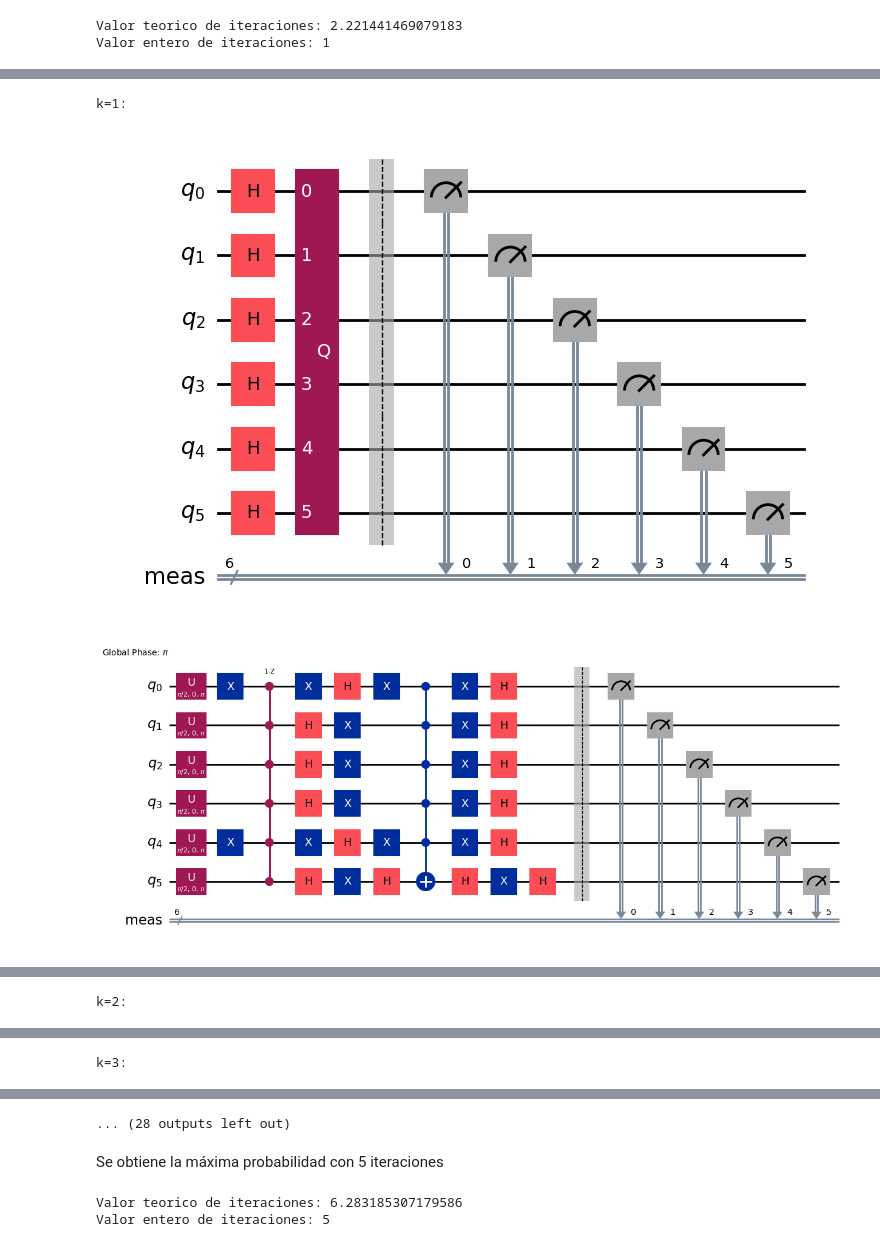
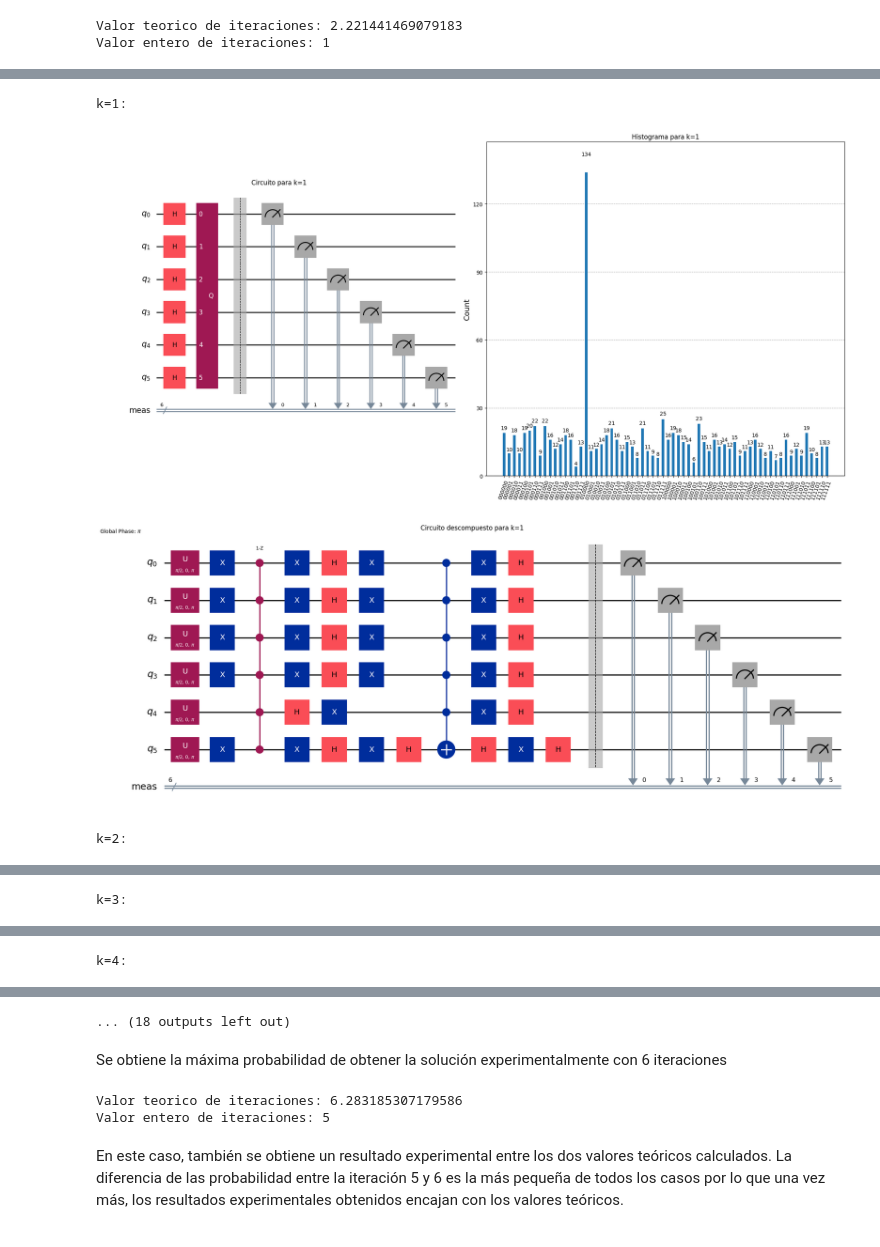
Before and after one commit to 100495718/Introduccion_criptoanalisis_cuantico_Qiskit, a Jupyter notebook: grover_lwe.ipynb, the cells around one changed output, grey strips where cells are left out. Drawn from its saved outputs; the diff is of its cells as text; code cells hidden in the pictures.

```diff
--- a/grover_lwe.ipynb
+++ b/grover_lwe.ipynb
@@ -34,19 +20,18 @@ Para romperlo hay que obtener s <br>
 # %%
+#Función para generar instancias LWE
 def generar_lwe(n, m, q):
 
-    #Generar matriz A aleatoria
+    #Generar matriz A pública aleatoria
     A = np.random.randint(0, q, size=(m, n))
 
-    #Generar secreto aleatorio
+    #Generar secreto s aleatorio
     s = np.random.randint(0, q, size=n)
 
-    #Errores
-
+    #Gnerar vector de errores e
     e = np.random.choice([-1, 0, 1], size=m)
 
     #Calcular cada b con formula b = A*s + e mod q
     As = np.matmul(A, s)
-    display(array_to_latex(As, prefix="A*s"))
     b = (As + e) % q
 
     return A, s, e, b
@@ -93,12 +71,13 @@ def vector_a_bits(s, num_bits, n):
         s_bits = np.append(s_bits, bits)
     return s_bits
 # %%
+#Función para implementar el circuito del oráculo de fase
 def oracle(num_qubits, num_bits, s, n):
 
+    #Crear el circuito vacío
     circuito = QuantumCircuit(num_qubits)
 
     #Pasar s a bits
-    display(array_to_latex(s, prefix="s"))
     s_bits = vector_a_bits(s, num_bits, n)
     print("s en bits:", s_bits)
 
@@ -107,10 +86,10 @@ def oracle(num_qubits, num_bits, s, n):
         if bit[1] == 0:
             circuito.x(bit[0])
 
-    #Aplicar multicontrolled Z para cambiar fase si s es solución
+    #Aplicar multicontrolled Z para añadir fase de -1
     circuito.compose(MCMTGate(ZGate(), num_qubits - 1, 1), inplace=True)
 
-    #Volver a aplicar X
+    #Deshacer X aplicado
     for bit in enumerate(s_bits):
         if bit[1] == 0:
             circuito.x(bit[0])
@@ -465,26 +468,52 @@ grover_op3.decompose().draw(output="mpl", style="iqp")
 # %%
 for k in range(1, 11):
 
     #Crea circuito
     qc = QuantumCircuit(num_qubits3)
 
     #Aplica hadamard a los qubits para crear superposición
     qc.h(range(num_qubits3))
 
     #Aplica Grover k veces
     qc.compose(grover_op3.power(k), inplace=True)
 
     #Obtener probabilidades
     sv = Statevector.from_instruction(qc)
     statistics = sv.sample_counts(1000)
 
     qc.measure_all()
 
     print(f"k={k}:")
-    display(qc.draw(output="mpl", style="iqp"))
+    fig = plt.figure(figsize=(20, 10))
+    gs = fig.add_gridspec(1, 2)
+
+    ax1 = fig.add_subplot(gs[0, 0])
+    ax2 = fig.add_subplot(gs[0, 1])
+
+    qc.draw(output="mpl", style="iqp", ax=ax1)
+    ax1.set_title(f"Circuito para k={k}")
+
+    plot_histogram(statistics, ax=ax2)
+    ax2.set_title(f"Histograma para k={k}")
+
+    plt.tight_layout()
+    plt.show()
+
+    fig = plt.figure(figsize=(20, 10))
+    gs = fig.add_gridspec(1, 1)
+
+    ax1 = fig.add_subplot(gs[0, 0])
+    qc.decompose().draw(output="mpl", style="iqp", ax=ax1)
+    ax1.set_title(f"Circuito descompuesto para k={k}")
+
+    plt.tight_layout()
+    plt.show()
+
+    """display(qc.draw(output="mpl", style="iqp"))
     display(qc.decompose().draw(output="mpl", style="iqp"))
-    display(plot_histogram(statistics))
+    display(plot_histogram(statistics))"""
 # %% [output]
 k=1:
-[figure, old version]
+[figure, new version]
-[figure, old version]
+[figure, new version]
+k=2:
@@ -492 +520,0 @@ k=1:
-k=2:
@@ -493,0 +522 @@ k=2:
+k=3:
@@ -496 +525 @@ k=2:
-k=3:
+k=4:
@@ -500,6 +528,6 @@ k=3:
-... (28 outputs left out)
+... (18 outputs left out)
 # %% [markdown]
-Se obtiene la máxima probabilidad con 5 iteraciones
+Se obtiene la máxima probabilidad de obtener la solución experimentalmente con 6 iteraciones
 # %%
 #Calculo valor teorico de iteraciones
 it_teoricas3 = (math.pi/4)*math.sqrt(q3**n3)
@@ -509,4 +537,6 @@ print("Valor entero de iteraciones:", entero3)
 # %% [output]
 Valor teorico de iteraciones: 6.283185307179586
 Valor entero de iteraciones: 5
+# %% [markdown]
+En este caso, también se obtiene un resultado experimental entre los dos valores teóricos calculados. La diferencia de las probabilidad entre la iteración 5 y 6 es la más pequeña de todos los casos por lo que una vez más, los resultados experimentales obtenidos encajan con los valores teóricos.
 # %%
```
Also changed, not shown: parts of 42 cells of this notebook.
